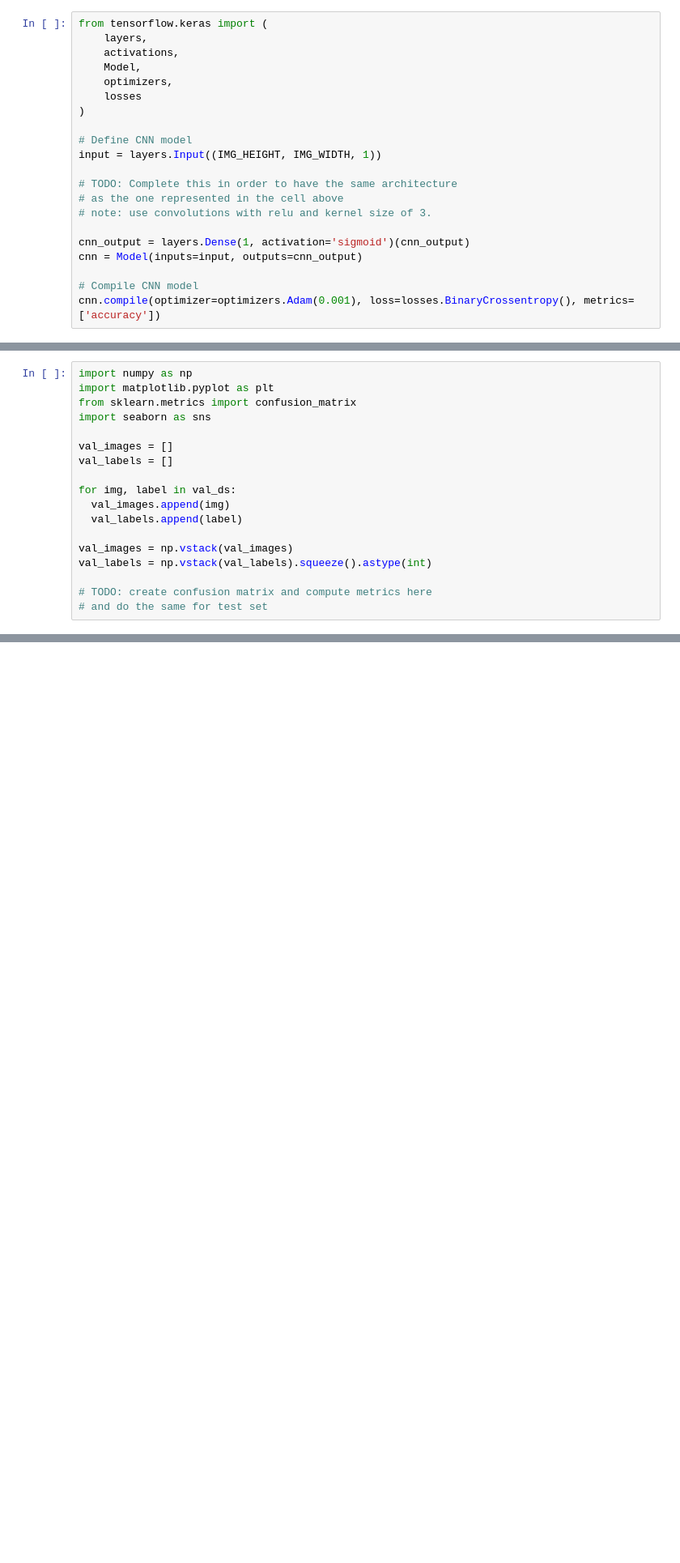
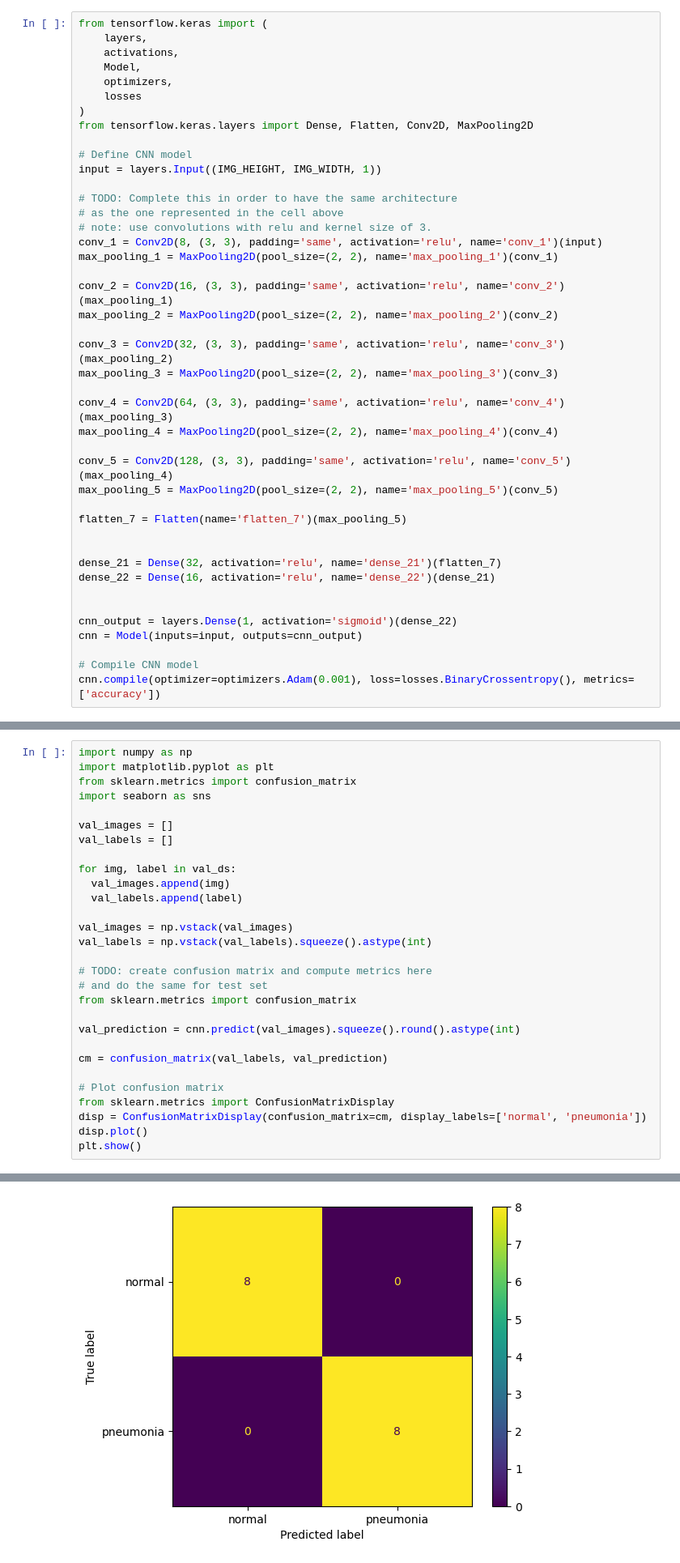
Before and after one commit to Sainane/PW4_ARN, a Jupyter notebook: CNN_pneumonia.ipynb, the cells around one changed output, grey strips where cells are left out. Shown at 81% size. Drawn from its saved outputs; the diff is of its cells as text; blank space fills up the shorter version.

```diff
--- a/CNN_pneumonia.ipynb
+++ b/CNN_pneumonia.ipynb
@@ -107,6 +107,7 @@ from tensorflow.keras import (
     optimizers,
     losses
 )
+from tensorflow.keras.layers import Dense, Flatten, Conv2D, MaxPooling2D
 
 # Define CNN model
 input = layers.Input((IMG_HEIGHT, IMG_WIDTH, 1))
@@ -114,8 +115,29 @@ input = layers.Input((IMG_HEIGHT, IMG_WIDTH, 1))
 # TODO: Complete this in order to have the same architecture
 # as the one represented in the cell above
 # note: use convolutions with relu and kernel size of 3.
+conv_1 = Conv2D(8, (3, 3), padding='same', activation='relu', name='conv_1')(input)
+max_pooling_1 = MaxPooling2D(pool_size=(2, 2), name='max_pooling_1')(conv_1)
 
-cnn_output = layers.Dense(1, activation='sigmoid')(cnn_output)
+conv_2 = Conv2D(16, (3, 3), padding='same', activation='relu', name='conv_2')(max_pooling_1)
+max_pooling_2 = MaxPooling2D(pool_size=(2, 2), name='max_pooling_2')(conv_2)
+
+conv_3 = Conv2D(32, (3, 3), padding='same', activation='relu', name='conv_3')(max_pooling_2)
+max_pooling_3 = MaxPooling2D(pool_size=(2, 2), name='max_pooling_3')(conv_3)
+
+conv_4 = Conv2D(64, (3, 3), padding='same', activation='relu', name='conv_4')(max_pooling_3)
+max_pooling_4 = MaxPooling2D(pool_size=(2, 2), name='max_pooling_4')(conv_4)
+
+conv_5 = Conv2D(128, (3, 3), padding='same', activation='relu', name='conv_5')(max_pooling_4)
+max_pooling_5 = MaxPooling2D(pool_size=(2, 2), name='max_pooling_5')(conv_5)
+
+flatten_7 = Flatten(name='flatten_7')(max_pooling_5)
+
+
+dense_21 = Dense(32, activation='relu', name='dense_21')(flatten_7)
+dense_22 = Dense(16, activation='relu', name='dense_22')(dense_21)
+
+
+cnn_output = layers.Dense(1, activation='sigmoid')(dense_22)
 cnn = Model(inputs=input, outputs=cnn_output)
 
 # Compile CNN model
@@ -170,3 +230,15 @@ val_labels = np.vstack(val_labels).squeeze().astype(int)
 
 # TODO: create confusion matrix and compute metrics here
 # and do the same for test set
+from sklearn.metrics import confusion_matrix
+
+val_prediction = cnn.predict(val_images).squeeze().round().astype(int)
+
+cm = confusion_matrix(val_labels, val_prediction)
+
+# Plot confusion matrix
+from sklearn.metrics import ConfusionMatrixDisplay
+disp = ConfusionMatrixDisplay(confusion_matrix=cm, display_labels=['normal', 'pneumonia'])
+disp.plot()
+plt.show()
+# %% [output]
@@ -172,0 +247 @@ val_labels = np.vstack(val_labels).squeeze().astype(int)
+[figure, added]
```
Also changed, not shown: parts of 12 cells of this notebook, 8 other files.
